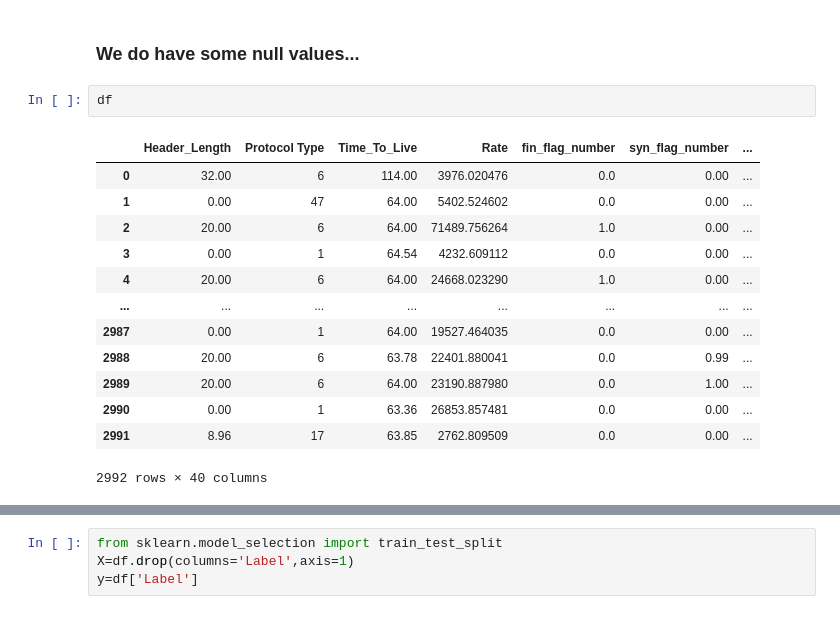
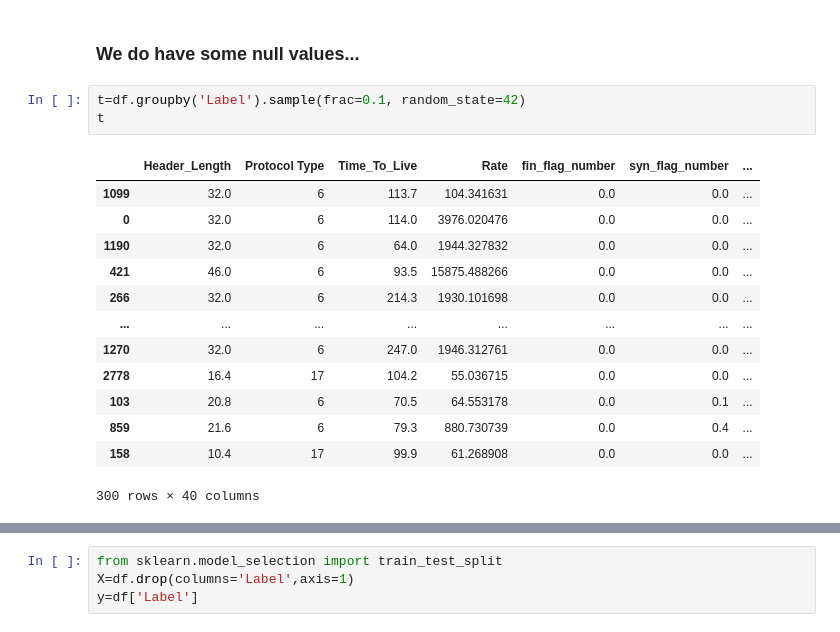
Before and after one commit to RaeesRaqeeb/An-Enhanced-CNN-LSTM-Method-for-Real-Time-Edge-Intrusion-Detection-and-a-Realistic-Deployment-Model, a Jupyter notebook: fog-computing-intrusion-detection/notebooks/Preprocessing_pipeline.ipynb, the cells around one changed output, grey strips where cells are left out. Cells and saved outputs as stored; diff of their text form.

```diff
--- a/fog-computing-intrusion-detection/notebooks/Preprocessing_pipeline.ipynb
+++ b/fog-computing-intrusion-detection/notebooks/Preprocessing_pipeline.ipynb
@@ -29,18 +29,19 @@ dtype: int64
 # %% [markdown]
 <h3>We do have some null values...
 # %%
-df
+t=df.groupby('Label').sample(frac=0.1, random_state=42)
+t
 # %% [output]
 |  | Header_Length | Protocol Type | Time_To_Live | Rate | fin_flag_number | syn_flag_number | ... |
-| 0 | 32.00 | 6 | 114.00 | 3976.020476 | 0.0 | 0.00 | ... |
-| 1 | 0.00 | 47 | 64.00 | 5402.524602 | 0.0 | 0.00 | ... |
-| 2 | 20.00 | 6 | 64.00 | 71489.756264 | 1.0 | 0.00 | ... |
-| 3 | 0.00 | 1 | 64.54 | 4232.609112 | 0.0 | 0.00 | ... |
-| 4 | 20.00 | 6 | 64.00 | 24668.023290 | 1.0 | 0.00 | ... |
+| 1099 | 32.0 | 6 | 113.7 | 104.341631 | 0.0 | 0.0 | ... |
+| 0 | 32.0 | 6 | 114.0 | 3976.020476 | 0.0 | 0.0 | ... |
+| 1190 | 32.0 | 6 | 64.0 | 1944.327832 | 0.0 | 0.0 | ... |
+| 421 | 46.0 | 6 | 93.5 | 15875.488266 | 0.0 | 0.0 | ... |
+| 266 | 32.0 | 6 | 214.3 | 1930.101698 | 0.0 | 0.0 | ... |
 | ... | ... | ... | ... | ... | ... | ... | ... |
-| 2987 | 0.00 | 1 | 64.00 | 19527.464035 | 0.0 | 0.00 | ... |
-| 2988 | 20.00 | 6 | 63.78 | 22401.880041 | 0.0 | 0.99 | ... |
-| 2989 | 20.00 | 6 | 64.00 | 23190.887980 | 0.0 | 1.00 | ... |
-| 2990 | 0.00 | 1 | 63.36 | 26853.857481 | 0.0 | 0.00 | ... |
-| 2991 | 8.96 | 17 | 63.85 | 2762.809509 | 0.0 | 0.00 | ... |
+| 1270 | 32.0 | 6 | 247.0 | 1946.312761 | 0.0 | 0.0 | ... |
+| 2778 | 16.4 | 17 | 104.2 | 55.036715 | 0.0 | 0.0 | ... |
+| 103 | 20.8 | 6 | 70.5 | 64.553178 | 0.0 | 0.1 | ... |
+| 859 | 21.6 | 6 | 79.3 | 880.730739 | 0.0 | 0.4 | ... |
+| 158 | 10.4 | 17 | 99.9 | 61.268908 | 0.0 | 0.0 | ... |
-2992 rows × 40 columns
+300 rows × 40 columns
```
Also changed, not shown: parts of 1 cell of this notebook, 3 other files.
